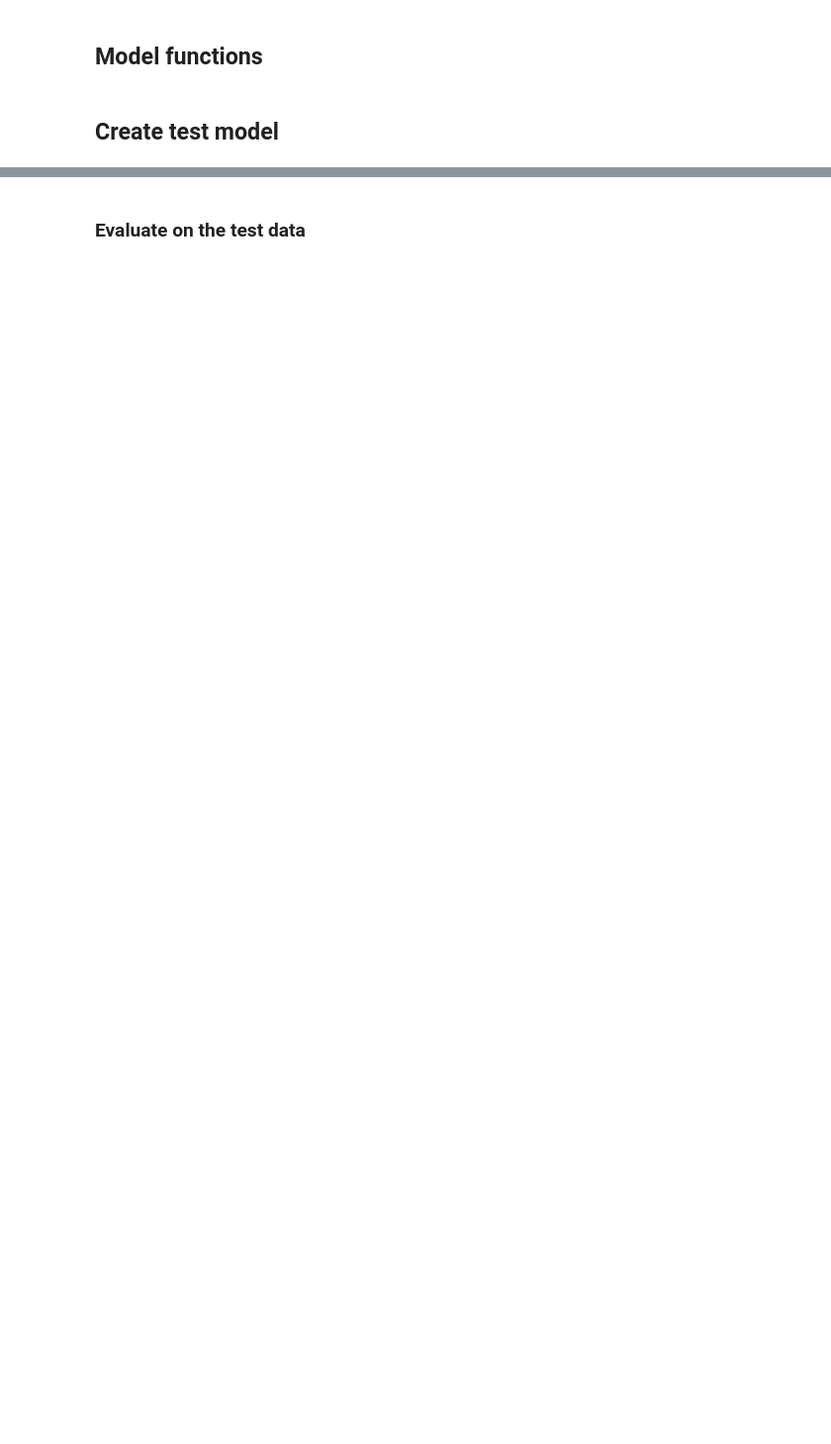
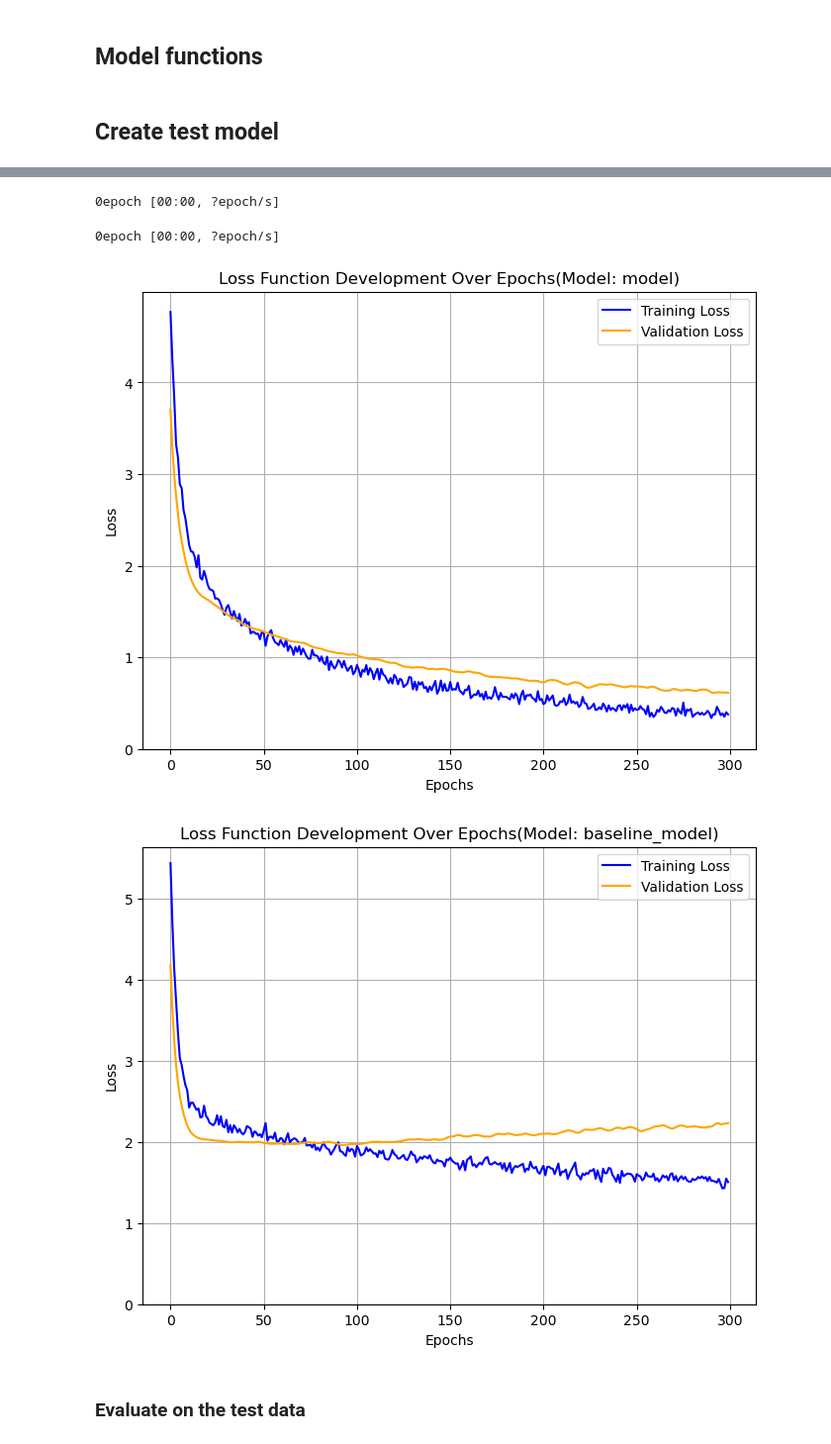
Before and after one commit to pfennigt/ojip-mlmodel-dissertation, a Jupyter notebook: modelling_V1.ipynb, the cells around one changed output, grey strips where cells are left out. Shown at 99% size. Cells and saved outputs as stored; diff of their text form; code cells hidden in the pictures; blank space fills up the shorter version.

```diff
--- a/modelling_V1.ipynb
+++ b/modelling_V1.ipynb
@@ -253,2 +288,13 @@ val_ds = fnc.df_to_dataset(dat_val, targets=target_names, shuffle=False)
+# %%
+# Create function that shuffles the targets in a DataFrame
+def shuffle_targets(df: pd.DataFrame, targets=["control_measurement", "PSII_closed", "CBB_inhibited", "TOX_inhibited", "electron_drain"]) -> pd.DataFrame:
+    _df = df.copy()
+    _df.loc[:,targets] = _df.loc[:,targets].sample(frac=1).values
+    return _df
+
+# Make shuffled datasets for baseline models
+train_ds_sfl = fnc.df_to_dataset(shuffle_targets(dat_train), targets=target_names, batch_size=64, shuffle=True)
+test_ds_sfl = fnc.df_to_dataset(shuffle_targets(dat_test), targets=target_names, shuffle=False)
+val_ds_sfl = fnc.df_to_dataset(shuffle_targets(dat_val), targets=target_names, shuffle=False)
 # %% [markdown]
 ## Prepare data
@@ -641,25 +724,41 @@ keras.utils.plot_model(
 # %%
 # Train the model
 
-# Use tensorboard to track the training
-use_tensorboard = False
-log_dir = "logs/fit/" + datetime.datetime.now().strftime("%Y%m%d-%H%M%S")
-tensorboard_callback = [keras.callbacks.TensorBoard(log_dir=log_dir)] if use_tensorboard else []
+dense_models = {
+    "model": get_dense_model(all_inputs),
+    "baseline_model": get_dense_model(all_inputs),
+}
 
-dense_model_history = dense_model.fit(
-    train_ds,
-    epochs=300,
-    batch_size=32,
-    verbose=0,
-    validation_data=val_ds,
-    callbacks=[
-        TqdmCallback(verbose=1)
-    ] + tensorboard_callback
-)
+for name, model in dense_models.items():
+    if name == "model":
+        data = train_ds
+    elif name == "baseline_model":
+        data = train_ds_sfl
 
-# Plot the loss over the Epochs
-fig, ax = fnc.plot_loss_development(dense_model_history)
-fig.savefig("figures/dense_loss.png")
+    # Use tensorboard to track the training
+    use_tensorboard = False
+    log_dir = "logs/fit/" + datetime.datetime.now().strftime("%Y%m%d-%H%M%S")
+    tensorboard_callback = [keras.callbacks.TensorBoard(log_dir=log_dir)] if use_tensorboard else []
+
+    dense_model_history = model.fit(
+        data,
+        epochs=300,
+        batch_size=32,
+        verbose=0,
+        validation_data=val_ds,
+        callbacks=[
+            TqdmCallback(verbose=1)
+        ] + tensorboard_callback
+    )
+
+    # Plot the loss over the Epochs
+    fig, ax = fnc.plot_loss_development(dense_model_history, f"(Model: {name})")
+    fig.savefig("figures/dense_loss.png")
+# %% [output]
+0epoch [00:00, ?epoch/s]
+0epoch [00:00, ?epoch/s]
+[figure, added]
+[figure, added]
 # %% [markdown]
 ### Evaluate on the test data
 # %%
```
Also changed, not shown: parts of 17 cells of this notebook, 1 other file.
